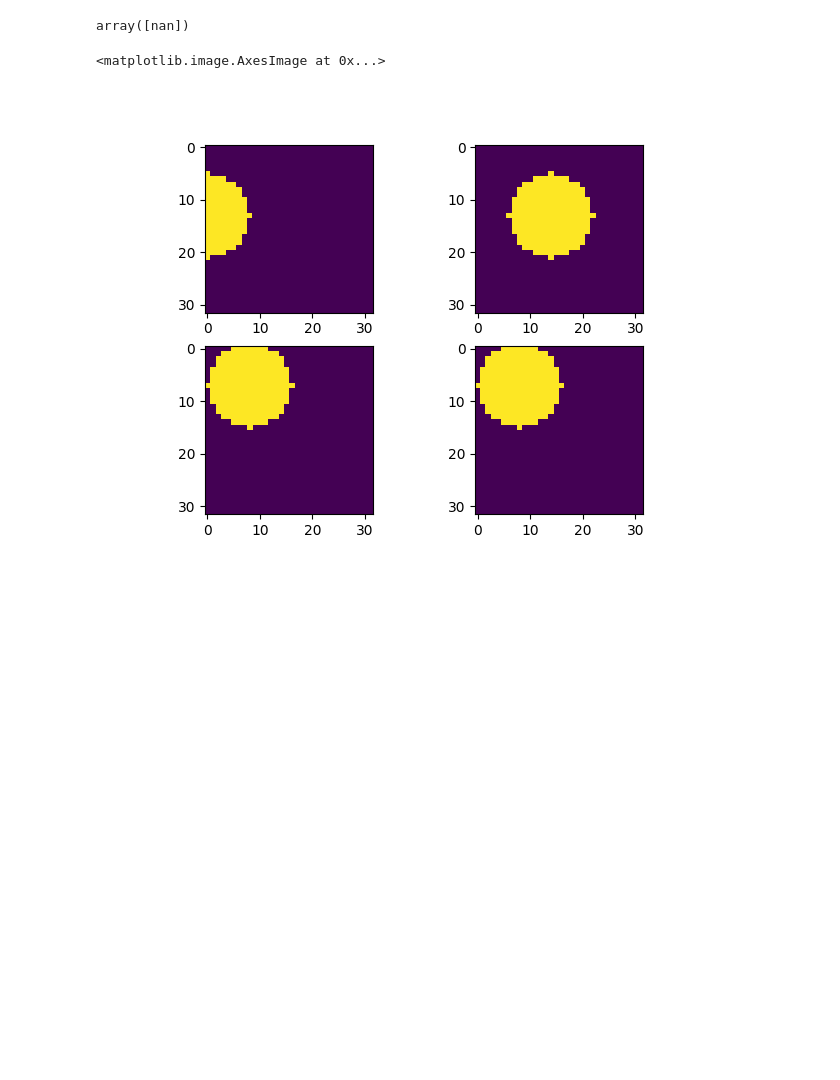
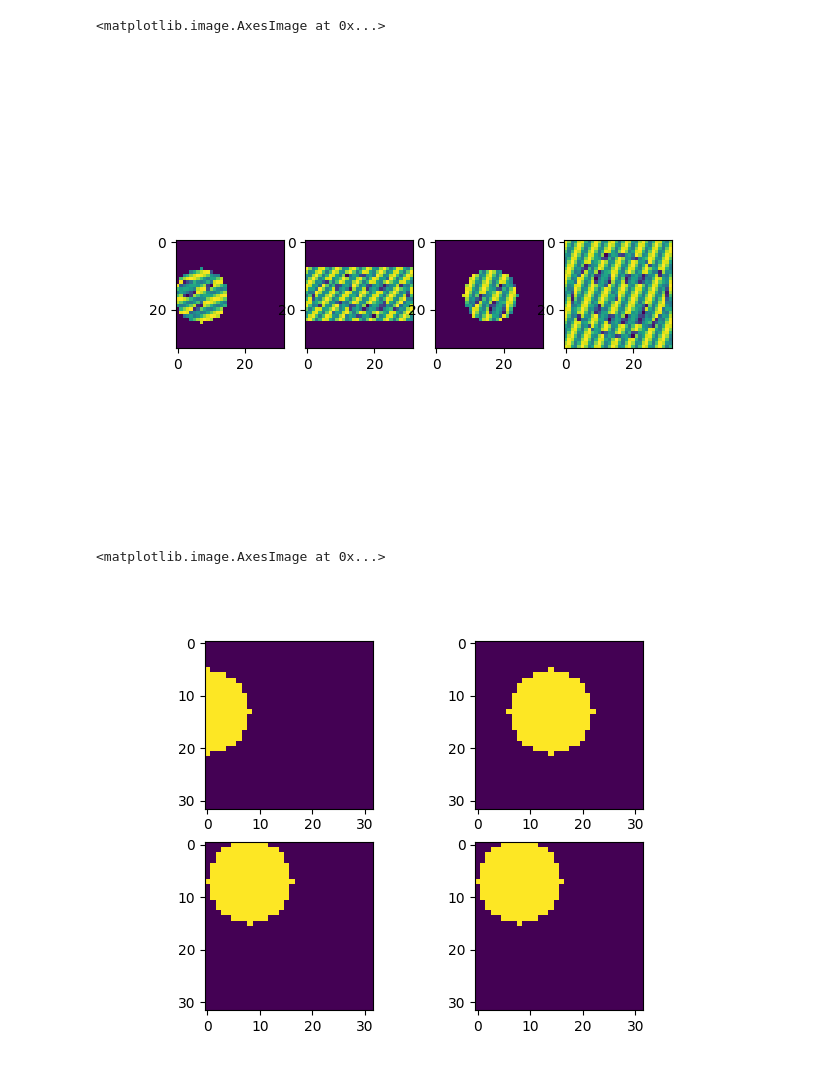
Before and after one commit to LiberTEM/Microscope-Calibration, a Jupyter notebook: prototypes/testbed.ipynb, the cells around one changed output. Drawn from its saved outputs; the diff is of its cells as text; code cells hidden in the pictures; blank space fills up the shorter version.

```diff
--- a/prototypes/testbed.ipynb
+++ b/prototypes/testbed.ipynb
@@ -16,4 +19,0 @@ from microscope_calibration.util.stem_overfocus_sim import smiley, project
-# %%
-np.power(np.array((-238.6092638875109, )), 1.0001)
-# %% [output]
-array([nan])
@@ -20,3 +53,48 @@ array([nan])
+# %%
+%autoreload
+obj = smiley(obj_half_size * 2) # np.ones((obj_half_size * 2, obj_half_size * 2))
+
+projected = project(
+    image=obj,
+    detector_shape=(32, 32),
+    scan_shape=(32, 32),
+    sim_params=params,
+)
+
+ref = obj.copy()
+ys, xs = np.ogrid[:obj.shape[0], :obj.shape[1]]
+ys -= obj_half_size
+xs -= obj_half_size
+dist = np.sqrt(ys**2 + xs**2)
+
+ref[dist > obj_half_size/2 + 0.00314157] = 0
+# %%
+%autoreload
+
+out = np.zeros_like(projected)
+for scan_y in range(out.shape[0]):
+    for scan_x in range(out.shape[1]):
+        correct_frame(
+            frame=projected[scan_y, scan_x],
+            mat=mat,
+            scan_y=scan_y,
+            scan_x=scan_x,
+            detector_out=out[scan_y, scan_x],
+        )
+
+scan_y = 7
+scan_x = 9
+
+
+fig, axes = plt.subplots(1, 4)
+
+axes[0].imshow(projected[scan_y, scan_x])
+axes[1].imshow(projected[:, :, obj_half_size, obj_half_size])
+axes[2].imshow(out[scan_y, scan_x])
+axes[3].imshow(out[:, :, obj_half_size, obj_half_size])
+# %% [output]
+<matplotlib.image.AxesImage at 0x...>
+[figure, added]
 # %%
 scan_pixel_pitch = 0.1
 detector_pixel_pitch = 2 * scan_pixel_pitch
```
Also changed, not shown: parts of 4 cells of this notebook, 7 other files.
